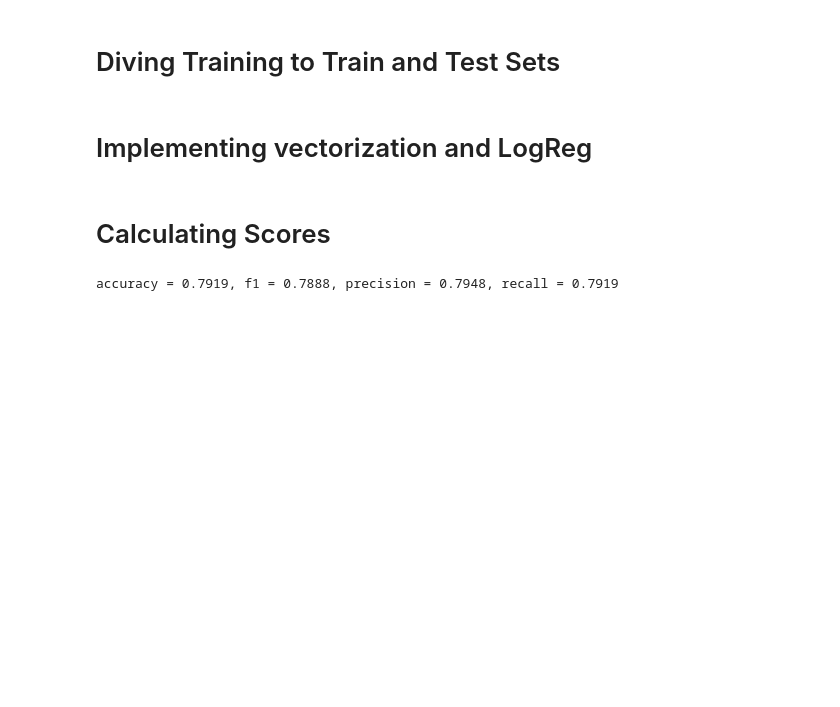
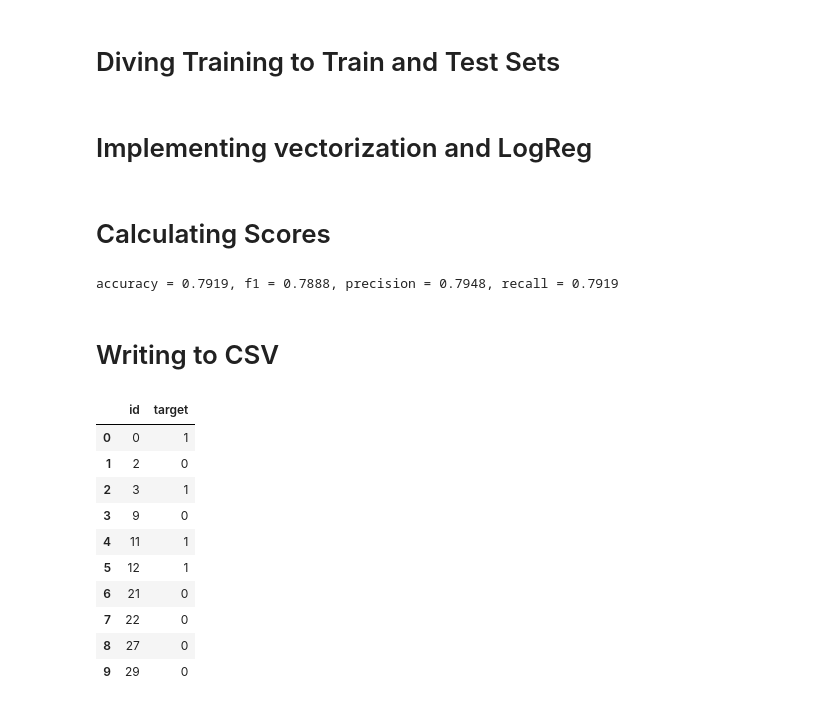
Before and after one commit to tarunannapareddy/Natural-Language-Processing-with-Disaster-Tweets, a Jupyter notebook: disaster_tweets_logreg.ipynb, the cells around one changed output. Cells and saved outputs as stored; diff of their text form; code cells hidden in the pictures; blank space fills up the shorter version.

```diff
--- a/disaster_tweets_logreg.ipynb
+++ b/disaster_tweets_logreg.ipynb
@@ -242,3 +248,4 @@ tweet_train, tweet_test, y_train, y_test = train_test_split(tweet['text'], tweet
 vectorizer = TfidfVectorizer()
 tweet_train_vect = vectorizer.fit_transform(tweet_train)
 tweet_test_vect = vectorizer.transform(tweet_test)
+tweet_test_public_vect = vectorizer.transform(tweet_test_public)
@@ -252,3 +252,11 @@ y_pred = logreg.predict(tweet_test_vect)
+# %%
+from sklearn.linear_model import LogisticRegression
+
+logreg = LogisticRegression(random_state=16)
+logreg.fit(tweet_train_vect, y_train)
+
+y_pred = logreg.predict(tweet_test_vect)
+y_public_pred = logreg.predict(tweet_test_public_vect)
 # %% [markdown]
 # Calculating Scores
 # %%
@@ -263,3 +271,20 @@ def scores(y_test, y_predicted):
 accuracy, f1, precision, recall = scores(y_test, y_pred)
 # %% [output]
 accuracy = 0.7919, f1 = 0.7888, precision = 0.7948, recall = 0.7919
+# %% [markdown]
+# Writing to CSV
+# %%
+y_public_pred_with_id = pd.DataFrame({'id': test_public['id'], 'target': y_public_pred})
+y_public_pred_with_id.head(10)
+# %% [output]
+|  | id | target |
+| 0 | 0 | 1 |
+| 1 | 2 | 0 |
+| 2 | 3 | 1 |
+| 3 | 9 | 0 |
+| 4 | 11 | 1 |
+| 5 | 12 | 1 |
+| 6 | 21 | 0 |
+| 7 | 22 | 0 |
+| 8 | 27 | 0 |
+| 9 | 29 | 0 |
```
Also changed, not shown: parts of 8 cells of this notebook, 1 other file.
